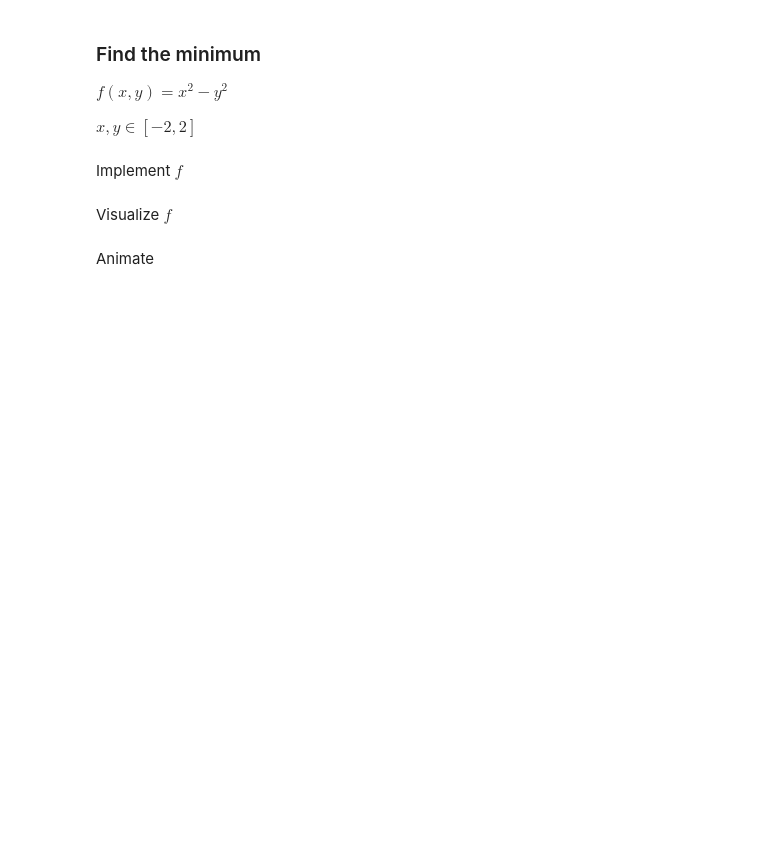
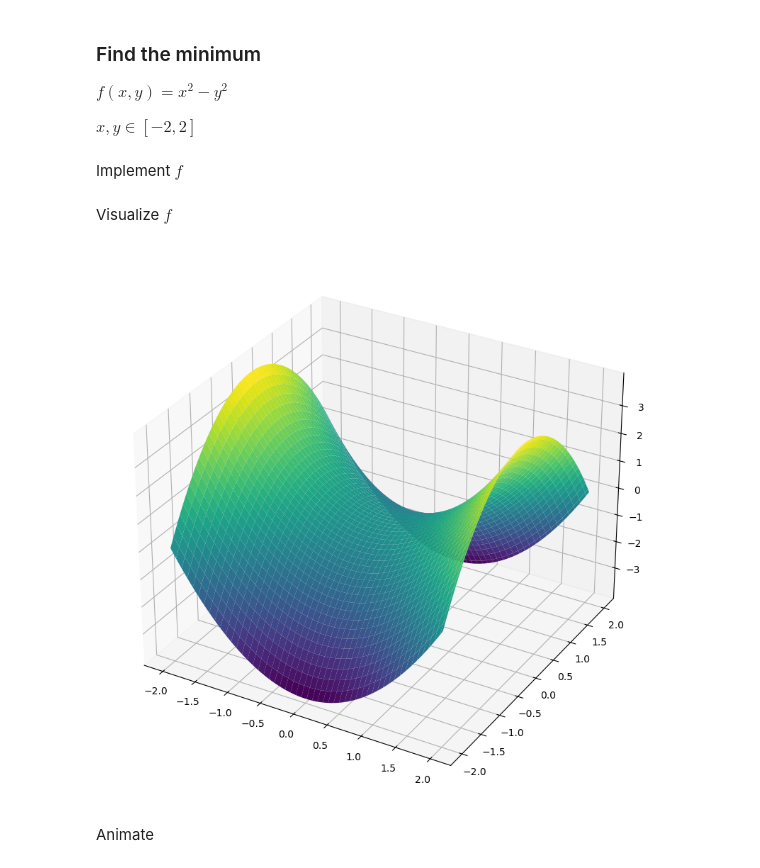
Before and after one commit to Yousefess/ML-DL, a Jupyter notebook: 04 Deep Learning/1_mlp/mlp.ipynb, the cells around one changed output. Saved outputs shown, nothing was run; the diff lists cells and outputs as text; code cells hidden in the pictures; blank space fills up the shorter version.

```diff
--- a/04 Deep Learning/1_mlp/mlp.ipynb
+++ b/04 Deep Learning/1_mlp/mlp.ipynb
@@ -516,6 +604,13 @@ $ x,y \in [-2, 2] $
 Implement $ f $
 # %%
 def func3d(x, y):
-  return ...
+  return x ** 2 - y ** 2
 # %% [markdown]
 Visualize $ f $
+# %%
+x = torch.linspace(-2, 2, 100)
+y = torch.linspace(-2, 2, 100)
+
+plot3d(x, y, func3d)
+# %% [output]
+[figure, added]
```
Also changed, not shown: parts of 58 cells of this notebook.
